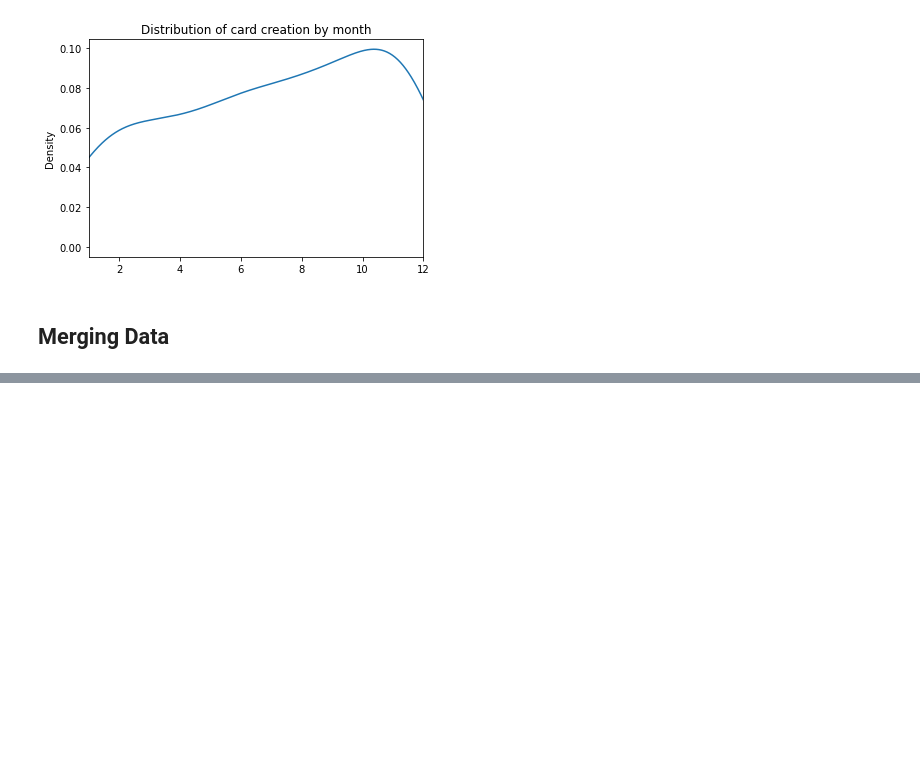
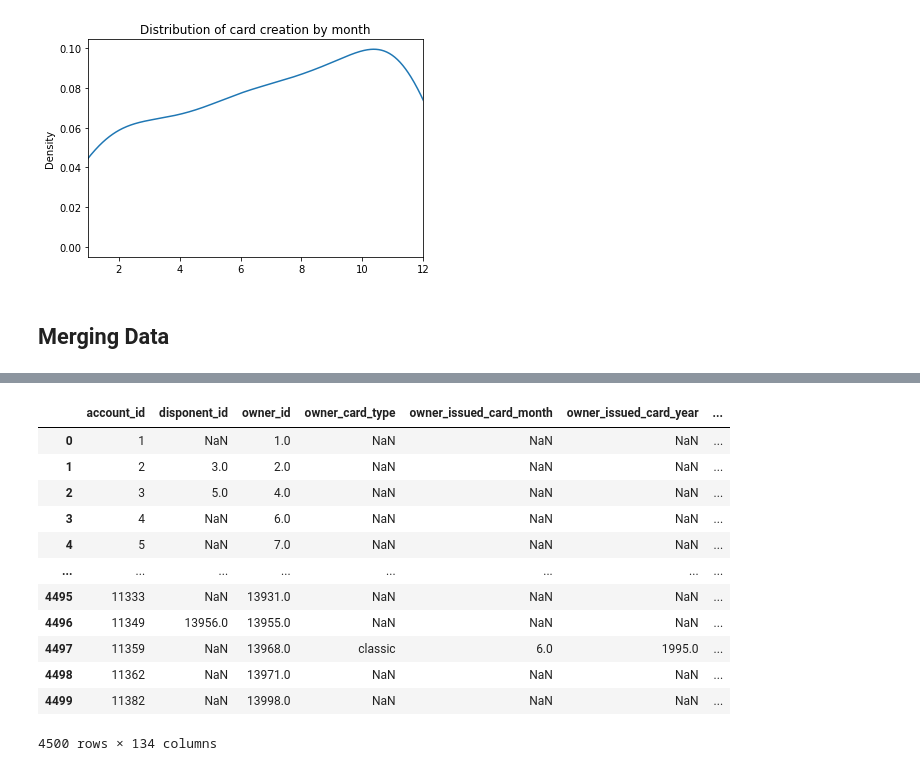
Before and after one commit to diogoabnunes/AC-Project, a Jupyter notebook: docs/notebook.ipynb, the cells around one changed output, grey strips where cells are left out. Saved outputs shown, nothing was run; the diff lists cells and outputs as text; code cells hidden in the pictures; blank space fills up the shorter version.

```diff
--- a/docs/notebook.ipynb
+++ b/docs/notebook.ipynb
@@ -351,2 +404,24 @@ print(preProcessedLoan_df)
 # %%
 # Merging merge1 and merge2 (by account_id)
+def merge12(merge1, merge2):
+
+    merge12_df = merge2.merge(merge1, on='account_id')
+
+    return merge12_df
+
+merge12_df = merge12(accountTransaction_df, rightSide)
+display(merge12_df)
+# %% [output]
+|  | account_id | disponent_id | owner_id | owner_card_type | owner_issued_card_month | owner_issued_card_year | ... |
+| 0 | 1 | NaN | 1.0 | NaN | NaN | NaN | ... |
+| 1 | 2 | 3.0 | 2.0 | NaN | NaN | NaN | ... |
+| 2 | 3 | 5.0 | 4.0 | NaN | NaN | NaN | ... |
+| 3 | 4 | NaN | 6.0 | NaN | NaN | NaN | ... |
+| 4 | 5 | NaN | 7.0 | NaN | NaN | NaN | ... |
+| ... | ... | ... | ... | ... | ... | ... | ... |
+| 4495 | 11333 | NaN | 13931.0 | NaN | NaN | NaN | ... |
+| 4496 | 11349 | 13956.0 | 13955.0 | NaN | NaN | NaN | ... |
+| 4497 | 11359 | NaN | 13968.0 | classic | 6.0 | 1995.0 | ... |
+| 4498 | 11362 | NaN | 13971.0 | NaN | NaN | NaN | ... |
+| 4499 | 11382 | NaN | 13998.0 | NaN | NaN | NaN | ... |
+4500 rows × 134 columns
```
Also changed, not shown: parts of 5 cells of this notebook.
